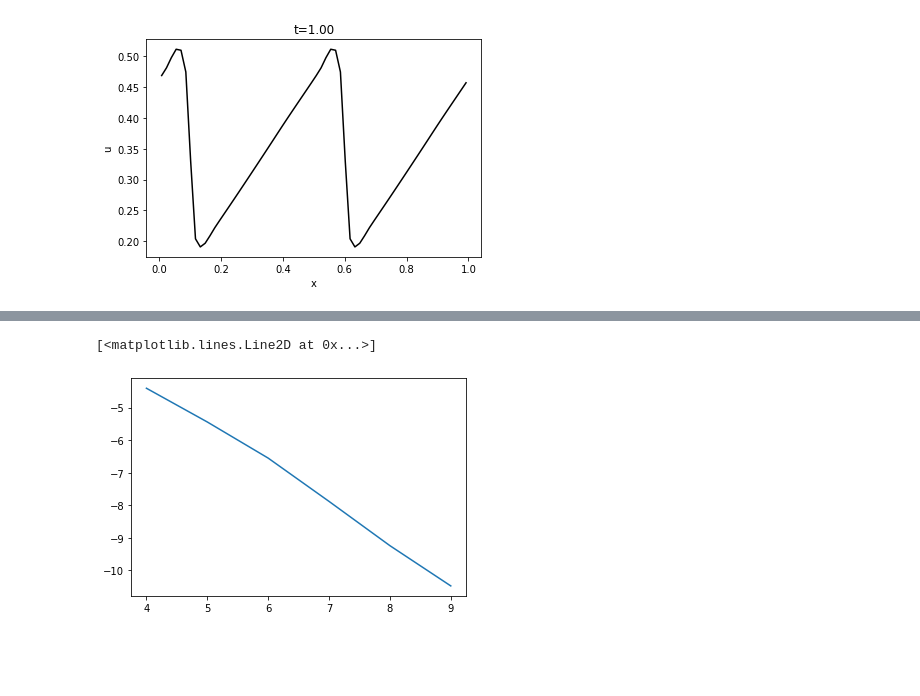
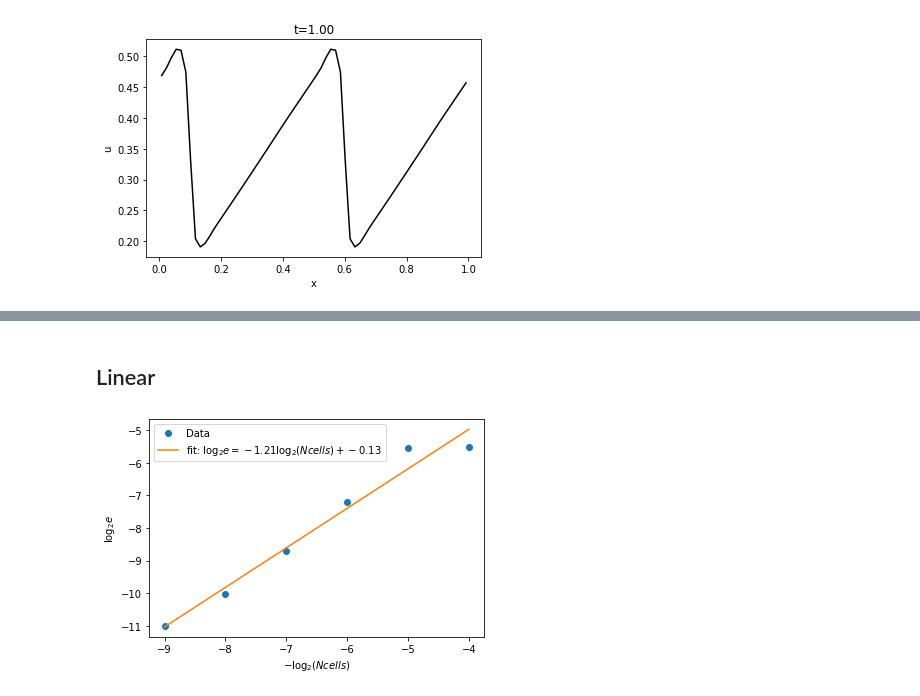
Before and after one commit to JerryChen97/Hydrodynamics, a Jupyter notebook: burgers.ipynb, the cells around one changed output, grey strips where cells are left out. Drawn from its saved outputs; the diff is of its cells as text; code cells hidden in the pictures; blank space fills up the shorter version.

```diff
--- a/burgers.ipynb
+++ b/burgers.ipynb
@@ -89,15 +89,7 @@ class Burgers(object):
                )
 
     def _uPlusMinus(self, u):
-        #Linear interpolation to interface
-        # up = 1.0*u
-        # up[:-1] = 0.5*(u[1:]+u[:-1])
-        # um = 1.0*u
-        # um[1:] = 0.5*(u[1:]+u[:-1])
-        # return (u,u)
-
-        # Min-mod
-        if self.interpolation = "minmod":
+        if self.interpolation == "minmod":
             slope = np.zeros_like(u)
             deltau = u[1:] - u[:-1]
             slope[1:-1] = deltau[1:]
@@ -105,7 +97,7 @@ class Burgers(object):
             slope[1:-1][I] = deltau[:-1][I]
             slope[1:-1][deltau[1:]*deltau[:-1]<=0] = 0
             return (u+0.5*slope,u-0.5*slope)
-        elif self.interpolation = "linear":
+        elif self.interpolation == "linear":
             up = 1.0*u
             up[:-1] = 0.5*(u[1:]+u[:-1])
             um = 1.0*u
@@ -156,9 +148,7 @@ class Burgers(object):
         plt.xlabel(r"x")
         plt.title("t=%1.2f"%self._t)
         plt.plot(self._x[self.Nghost:-self.Nghost], self._u[self.Nghost:-self.Nghost], "k-")
-        #plt.ylim([0.1,0.6])
         if show:
-
             plt.show()
         if save:
             plt.savefig("fig_%d.png" % (nstep/self._outCad))
@@ -210,27 +237,33 @@ os.system('ffmpeg -r 12 -i fig_%d.png -qscale:v 0 -pix_fmt yuv420p -c:v libx264
+# %% [markdown]
+## Linear
 # %%
 # we pick the solution to be 2^n, n=4, 5, 6, 7, 8, 9, 10
 n_list = [
     4, 5, 6,
     7, 8, 9
     ]
 Ncell_list = [2**n for n in n_list]
 error_list = []
 for Ncells in Ncell_list:
-    burgers = Burgers(Ncells, IC, outCad=outCad)
+    burgers = Burgers(Ncells, IC, outCad=outCad, interpolation="linear")
     burgers.evolve(save=False)
     plt.clf()
     t=0.25
     index = len(burgers._tList) // 4
     x_list = burgers._x[burgers.Nghost:-burgers.Nghost]
     u_list = burgers._uxList[index][burgers.Nghost:-burgers.Nghost]
     true_u_list = [burgers.exact_soln(t, x) for x in x_list]
     error = abs(u_list - true_u_list)
     error_list.append(np.log2(np.sqrt(np.mean(np.square(error)))))
 
-plt.plot(n_list, error_list)
-    # print(burgers._x)
-    # print(error_list)
-    # burgers.get_exact_att.show()
+minus_n_list = [-n for n in n_list]
+p = np.polyfit(minus_n_list, error_list, 1)
+plt.xlabel(r'$-\log_2 (Ncells)$')
+plt.ylabel(r'$\log_2 e$')
+plt.plot(minus_n_list, error_list, "o", label="Data")
+plt.plot(minus_n_list, [p[0] * n + p[1] for n in minus_n_list], label=r"fit: $\log_2 e = - %.2f \log_2(Ncells) + %.2f$" % (p[0], p[1]))
+plt.legend()
+plt.savefig("test.png")
+plt.show()
 # %% [output]
-[<matplotlib.lines.Line2D at 0x...>]
-[figure, old version]
+[figure, new version]
```
Also changed, not shown: parts of 4 cells of this notebook.
